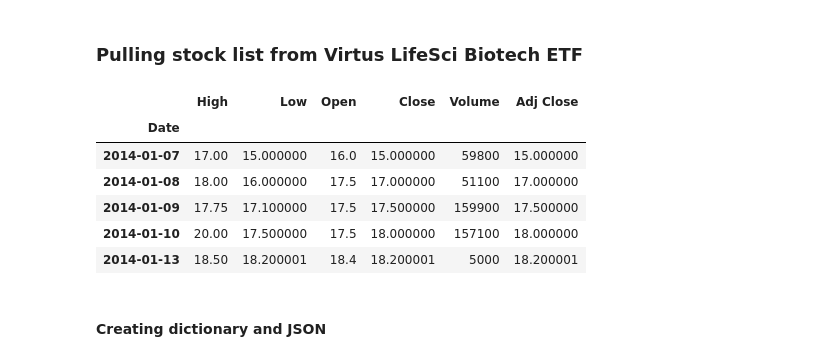
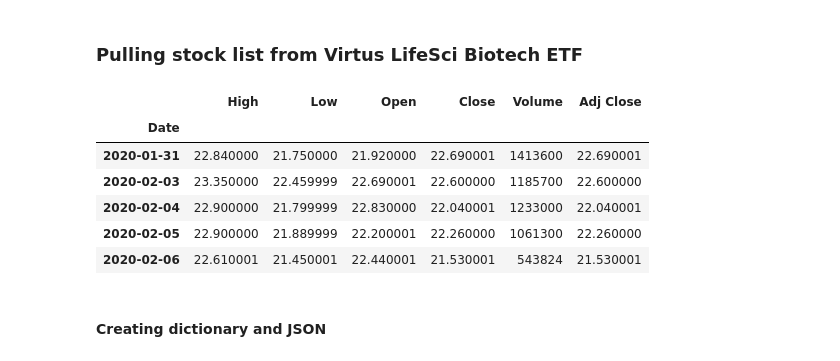
Before and after one commit to menach123/Stock-Prediction-for-Small-Biotech-Companies-GRU-RNN-with-Regression-Output-, a Jupyter notebook: data_retrieval.ipynb, the cells around one changed output. Drawn from its saved outputs; the diff is of its cells as text; code cells hidden in the pictures.

```diff
--- a/data_retrieval.ipynb
+++ b/data_retrieval.ipynb
@@ -32,15 +30,15 @@ stocks = ['ITCI', 'AXSM', 'CVM', 'KRTX', 'APLS', 'PRVB', 'CRTX', 'EPZM',
        'KRYS', 'KURA', 'MDGL', 'UBX', 'TCDA', 'QURE', 'MRTX', 'ASMB',
        'GLYC', 'RYTM', 'FIXX', 'DRNA', 'ARWR', 'ALLK', 'GOSS', 'WVE']
 # %%
-pdr.get_data_yahoo(stocks[0], start='2000-01-01').head()
+pdr.get_data_yahoo(stocks[0], start='2000-01-01').tail()
 # %% [output]
 |  | High | Low | Open | Close | Volume | Adj Close |
 | Date |  |  |  |  |  |  |
-| 2014-01-07 | 17.00 | 15.000000 | 16.0 | 15.000000 | 59800 | 15.000000 |
-| 2014-01-08 | 18.00 | 16.000000 | 17.5 | 17.000000 | 51100 | 17.000000 |
-| 2014-01-09 | 17.75 | 17.100000 | 17.5 | 17.500000 | 159900 | 17.500000 |
-| 2014-01-10 | 20.00 | 17.500000 | 17.5 | 18.000000 | 157100 | 18.000000 |
-| 2014-01-13 | 18.50 | 18.200001 | 18.4 | 18.200001 | 5000 | 18.200001 |
+| 2020-01-31 | 22.840000 | 21.750000 | 21.920000 | 22.690001 | 1413600 | 22.690001 |
+| 2020-02-03 | 23.350000 | 22.459999 | 22.690001 | 22.600000 | 1185700 | 22.600000 |
+| 2020-02-04 | 22.900000 | 21.799999 | 22.830000 | 22.040001 | 1233000 | 22.040001 |
+| 2020-02-05 | 22.900000 | 21.889999 | 22.200001 | 22.260000 | 1061300 | 22.260000 |
+| 2020-02-06 | 22.610001 | 21.450001 | 22.440001 | 21.530001 | 543824 | 21.530001 |
 # %% [markdown]
 #### Creating dictionary and JSON
 # %%
```
Also changed, not shown: parts of 1 cell of this notebook.
